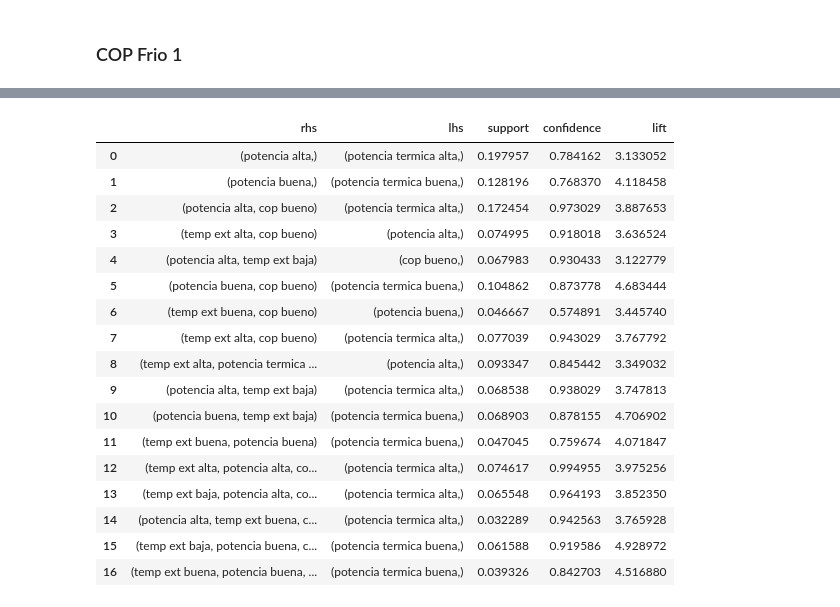
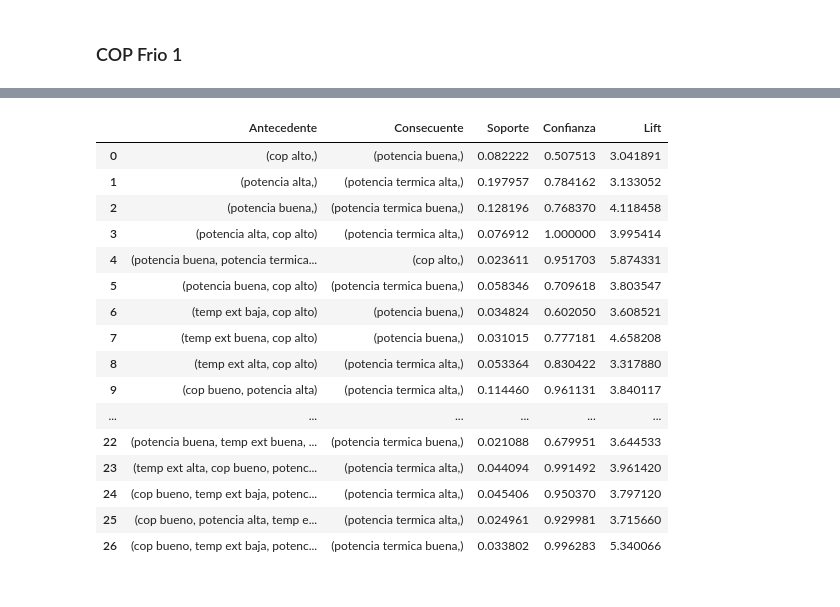
Before and after one commit to douglasag17/ML-SmartBuildings, a Jupyter notebook: AprendizajeConReglasDeAsociacion/apriori.ipynb, the cells around one changed output, grey strips where cells are left out. Drawn from its saved outputs; the diff is of its cells as text; code cells hidden in the pictures.

Commit message:
algoritmo apriori

```diff
--- a/AprendizajeConReglasDeAsociacion/apriori.ipynb
+++ b/AprendizajeConReglasDeAsociacion/apriori.ipynb
@@ -122,11 +122,11 @@ for i in range(filas):
         dataCarlosArr[i][8] = 'temp sal alta'
 # %%
 for i in range(filas):
-    if (float(dataCarlosArr[i][4]) > 3) and (float(dataCarlosArr[i][4]) < 5):
+    if (float(dataCarlosArr[i][4]) > 3.5) and (float(dataCarlosArr[i][4]) < 4.5):
         dataCarlosArr[i][9] = 'cop bueno'
-    elif (float(dataCarlosArr[i][4]) <= 3):
+    elif (float(dataCarlosArr[i][4]) <= 3.5):
         dataCarlosArr[i][9] = 'cop bajo'
-    elif (float(dataCarlosArr[i][4]) >= 5):
+    elif (float(dataCarlosArr[i][4]) >= 4.5):
         dataCarlosArr[i][9] = 'cop alto'
 # %%
 namesCol = dataCarlos.columns.values
@@ -264,11 +257,11 @@ for i in range(filas):
         dataFrio1Arr[i][6] = 'temp ext alta'
 # %%
 for i in range(filas):
-    if (float(dataFrio1Arr[i][3]) > 3) and float((dataFrio1Arr[i][3]) < 5):
+    if (float(dataFrio1Arr[i][3]) > 3.5) and float((dataFrio1Arr[i][3]) < 4.5):
         dataFrio1Arr[i][7] = 'cop bueno'
-    elif (float(dataFrio1Arr[i][3]) <= 3):
+    elif (float(dataFrio1Arr[i][3]) <= 3.5):
         dataFrio1Arr[i][7] = 'cop bajo'
-    elif (float(dataFrio1Arr[i][3]) >= 5):
+    elif (float(dataFrio1Arr[i][3]) >= 4.5):
         dataFrio1Arr[i][7] = 'cop alto'
 # %%
 namesCol = dataFrio1.columns.values
@@ -297,27 +283,26 @@ dataFrio1Apriori
 # %%
 dataFrio1NP = dataFrio1Apriori.to_numpy()
 transactionsdataFrio1 = list(map(tuple, dataFrio1NP))
-rules = apriori(transactionsdataFrio1, min_support = 0.02, min_confidence = 0.5, min_lift = 3, min_length = 2)
+rules = apriori(transactionsdataFrio1, min_support = 0.02, min_confidence = 0.5, min_lift = 3) #, min_length = 2)
 results = list(rules)
 # dataframe para ver los datos resultados
-resultDataFrame = pd.DataFrame(inspect(results), columns=['rhs','lhs','support','confidence','lift'])
+resultDataFrame = pd.DataFrame(inspect(results), columns=['Antecedente','Consecuente','Soporte','Confianza','Lift'])
 resultDataFrame
 # %% [output]
-|  | rhs | lhs | support | confidence | lift |
-| 0 | (potencia alta,) | (potencia termica alta,) | 0.197957 | 0.784162 | 3.133052 |
-| 1 | (potencia buena,) | (potencia termica buena,) | 0.128196 | 0.768370 | 4.118458 |
-| 2 | (potencia alta, cop bueno) | (potencia termica alta,) | 0.172454 | 0.973029 | 3.887653 |
-| 3 | (temp ext alta, cop bueno) | (potencia alta,) | 0.074995 | 0.918018 | 3.636524 |
-| 4 | (potencia alta, temp ext baja) | (cop bueno,) | 0.067983 | 0.930433 | 3.122779 |
-| 5 | (potencia buena, cop bueno) | (potencia termica buena,) | 0.104862 | 0.873778 | 4.683444 |
-| 6 | (temp ext buena, cop bueno) | (potencia buena,) | 0.046667 | 0.574891 | 3.445740 |
-| 7 | (temp ext alta, cop bueno) | (potencia termica alta,) | 0.077039 | 0.943029 | 3.767792 |
-| 8 | (temp ext alta, potencia termica ... | (potencia alta,) | 0.093347 | 0.845442 | 3.349032 |
-| 9 | (potencia alta, temp ext baja) | (potencia termica alta,) | 0.068538 | 0.938029 | 3.747813 |
-| 10 | (potencia buena, temp ext baja) | (potencia termica buena,) | 0.068903 | 0.878155 | 4.706902 |
-| 11 | (temp ext buena, potencia buena) | (potencia termica buena,) | 0.047045 | 0.759674 | 4.071847 |
-| 12 | (temp ext alta, potencia alta, co... | (potencia termica alta,) | 0.074617 | 0.994955 | 3.975256 |
-| 13 | (temp ext baja, potencia alta, co... | (potencia termica alta,) | 0.065548 | 0.964193 | 3.852350 |
-| 14 | (potencia alta, temp ext buena, c... | (potencia termica alta,) | 0.032289 | 0.942563 | 3.765928 |
-| 15 | (temp ext baja, potencia buena, c... | (potencia termica buena,) | 0.061588 | 0.919586 | 4.928972 |
-| 16 | (temp ext buena, potencia buena, ... | (potencia termica buena,) | 0.039326 | 0.842703 | 4.516880 |
+|  | Antecedente | Consecuente | Soporte | Confianza | Lift |
+| 0 | (cop alto,) | (potencia buena,) | 0.082222 | 0.507513 | 3.041891 |
+| 1 | (potencia alta,) | (potencia termica alta,) | 0.197957 | 0.784162 | 3.133052 |
+| 2 | (potencia buena,) | (potencia termica buena,) | 0.128196 | 0.768370 | 4.118458 |
+| 3 | (potencia alta, cop alto) | (potencia termica alta,) | 0.076912 | 1.000000 | 3.995414 |
+| 4 | (potencia buena, potencia termica... | (cop alto,) | 0.023611 | 0.951703 | 5.874331 |
+| 5 | (potencia buena, cop alto) | (potencia termica buena,) | 0.058346 | 0.709618 | 3.803547 |
+| 6 | (temp ext baja, cop alto) | (potencia buena,) | 0.034824 | 0.602050 | 3.608521 |
+| 7 | (temp ext buena, cop alto) | (potencia buena,) | 0.031015 | 0.777181 | 4.658208 |
+| 8 | (temp ext alta, cop alto) | (potencia termica alta,) | 0.053364 | 0.830422 | 3.317880 |
+| 9 | (cop bueno, potencia alta) | (potencia termica alta,) | 0.114460 | 0.961131 | 3.840117 |
+| ... | ... | ... | ... | ... | ... |
+| 22 | (potencia buena, temp ext buena, ... | (potencia termica buena,) | 0.021088 | 0.679951 | 3.644533 |
+| 23 | (temp ext alta, cop bueno, potenc... | (potencia termica alta,) | 0.044094 | 0.991492 | 3.961420 |
+| 24 | (cop bueno, temp ext baja, potenc... | (potencia termica alta,) | 0.045406 | 0.950370 | 3.797120 |
+| 25 | (cop bueno, potencia alta, temp e... | (potencia termica alta,) | 0.024961 | 0.929981 | 3.715660 |
+| 26 | (cop bueno, temp ext baja, potenc... | (potencia termica buena,) | 0.033802 | 0.996283 | 5.340066 |
```
Also changed, not shown: parts of 3 cells of this notebook.
